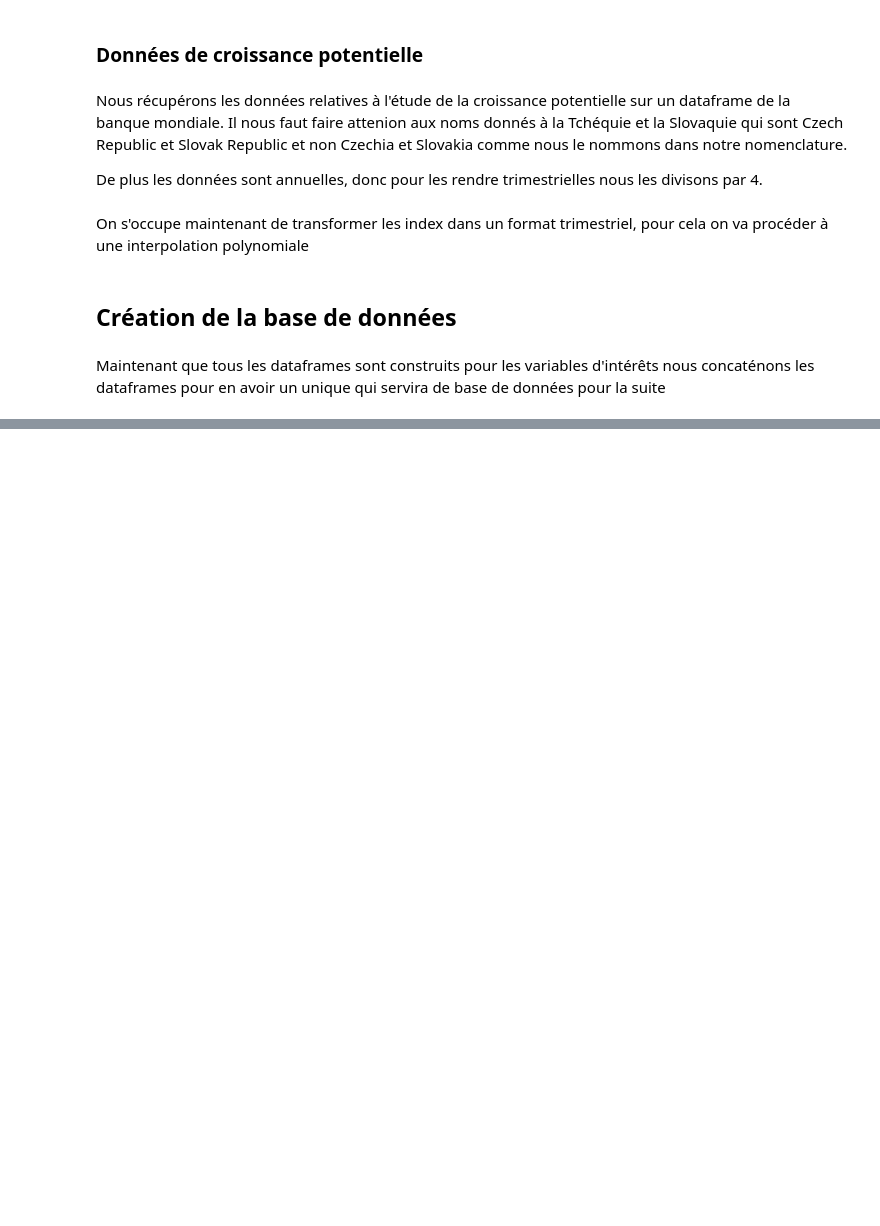
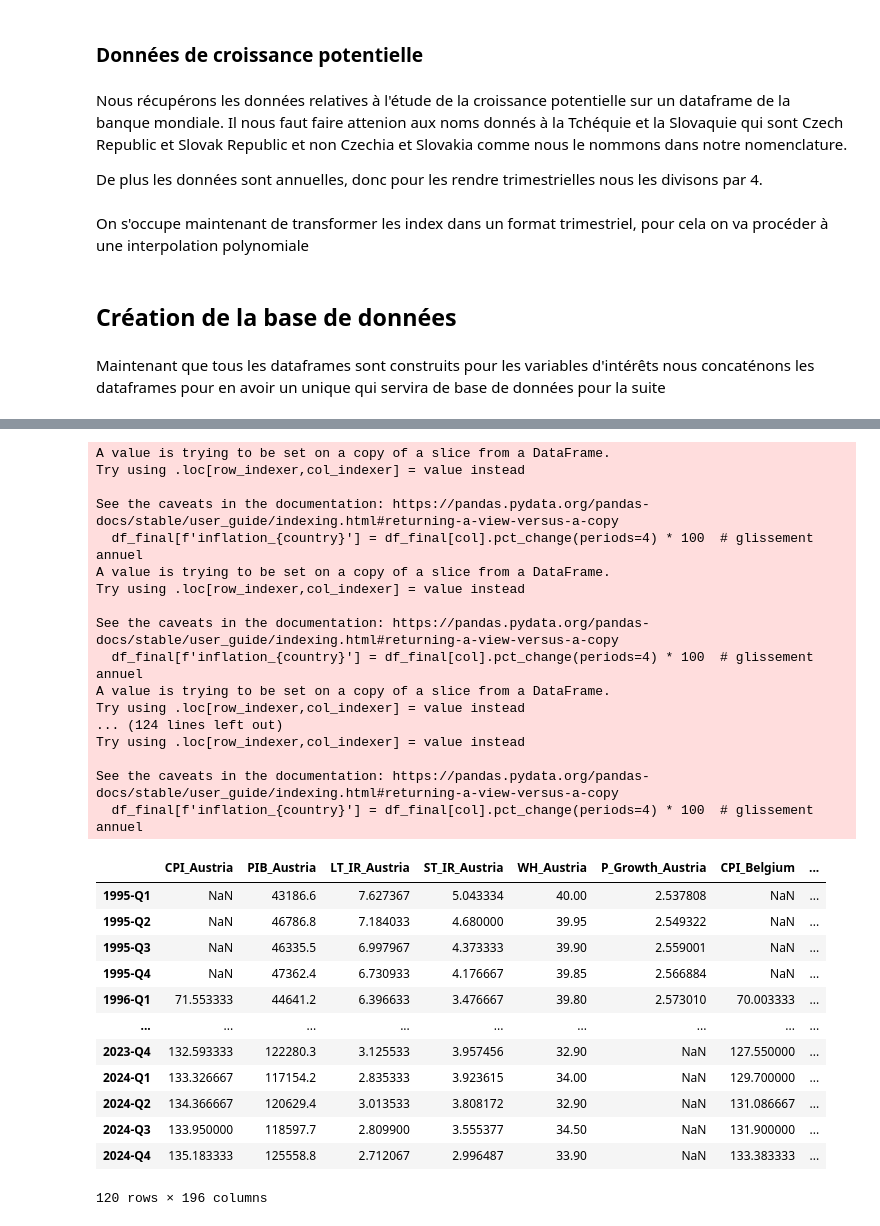
Before and after one commit to enriquealarcon01/Stat-App, a Jupyter notebook: data.ipynb, the cells around one changed output, grey strips where cells are left out. Drawn from its saved outputs; the diff is of its cells as text; code cells hidden in the pictures; blank space fills up the shorter version.

Commit message:
ajout de la variable d'inflation pour tous les pays dans le df final

```diff
--- a/data.ipynb
+++ b/data.ipynb
@@ -330,0 +377,42 @@ df_final
+# %%
+# ajout de la variable d'inflation pour chaque pays
+
+
+# Boucle sur toutes les colonnes qui commencent par 'CPI_'
+for col in df_final.columns:
+    if col.startswith('CPI_'):
+        country = col.split('_')[1]
+        df_final[f'inflation_{country}'] = df_final[col].pct_change(periods=4) * 100  # glissement annuel
+
+test
+# %% [output]
+A value is trying to be set on a copy of a slice from a DataFrame.
+Try using .loc[row_indexer,col_indexer] = value instead
+
+See the caveats in the documentation: https://pandas.pydata.org/pandas-docs/stable/user_guide/indexing.html#returning-a-view-versus-a-copy
+  df_final[f'inflation_{country}'] = df_final[col].pct_change(periods=4) * 100  # glissement annuel
+A value is trying to be set on a copy of a slice from a DataFrame.
+Try using .loc[row_indexer,col_indexer] = value instead
+
+See the caveats in the documentation: https://pandas.pydata.org/pandas-docs/stable/user_guide/indexing.html#returning-a-view-versus-a-copy
+  df_final[f'inflation_{country}'] = df_final[col].pct_change(periods=4) * 100  # glissement annuel
+A value is trying to be set on a copy of a slice from a DataFrame.
+Try using .loc[row_indexer,col_indexer] = value instead
+... (124 lines left out)
+Try using .loc[row_indexer,col_indexer] = value instead
+
+See the caveats in the documentation: https://pandas.pydata.org/pandas-docs/stable/user_guide/indexing.html#returning-a-view-versus-a-copy
+  df_final[f'inflation_{country}'] = df_final[col].pct_change(periods=4) * 100  # glissement annuel
+|  | CPI_Austria | PIB_Austria | LT_IR_Austria | ST_IR_Austria | WH_Austria | P_Growth_Austria | CPI_Belgium | ... |
+| 1995-Q1 | NaN | 43186.6 | 7.627367 | 5.043334 | 40.00 | 2.537808 | NaN | ... |
+| 1995-Q2 | NaN | 46786.8 | 7.184033 | 4.680000 | 39.95 | 2.549322 | NaN | ... |
+| 1995-Q3 | NaN | 46335.5 | 6.997967 | 4.373333 | 39.90 | 2.559001 | NaN | ... |
+| 1995-Q4 | NaN | 47362.4 | 6.730933 | 4.176667 | 39.85 | 2.566884 | NaN | ... |
+| 1996-Q1 | 71.553333 | 44641.2 | 6.396633 | 3.476667 | 39.80 | 2.573010 | 70.003333 | ... |
+| ... | ... | ... | ... | ... | ... | ... | ... | ... |
+| 2023-Q4 | 132.593333 | 122280.3 | 3.125533 | 3.957456 | 32.90 | NaN | 127.550000 | ... |
+| 2024-Q1 | 133.326667 | 117154.2 | 2.835333 | 3.923615 | 34.00 | NaN | 129.700000 | ... |
+| 2024-Q2 | 134.366667 | 120629.4 | 3.013533 | 3.808172 | 32.90 | NaN | 131.086667 | ... |
+| 2024-Q3 | 133.950000 | 118597.7 | 2.809900 | 3.555377 | 34.50 | NaN | 131.900000 | ... |
+| 2024-Q4 | 135.183333 | 125558.8 | 2.712067 | 2.996487 | 33.90 | NaN | 133.383333 | ... |
+120 rows × 196 columns
```
Also changed, not shown: parts of 3 cells of this notebook, 8 other files.
